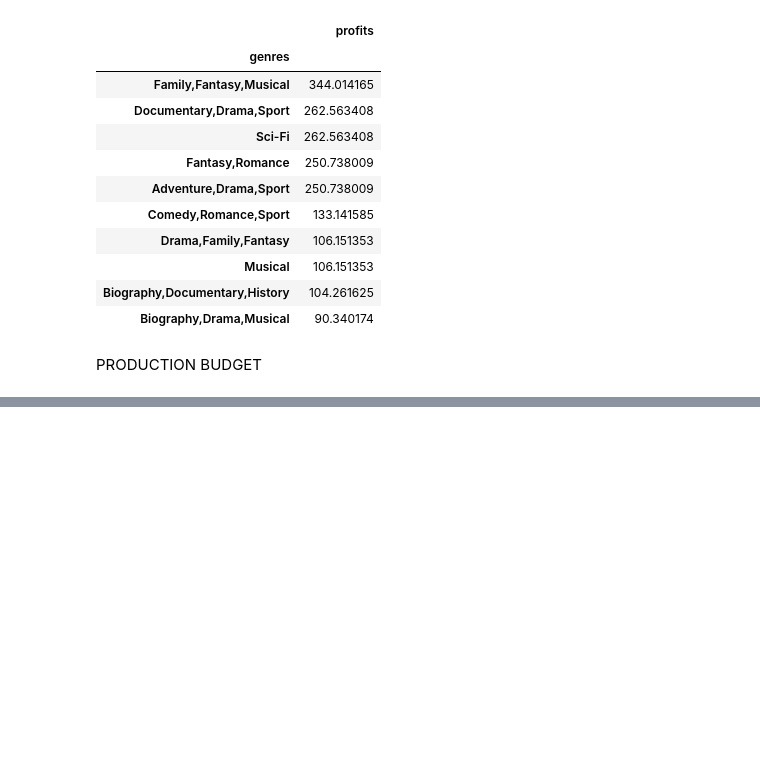
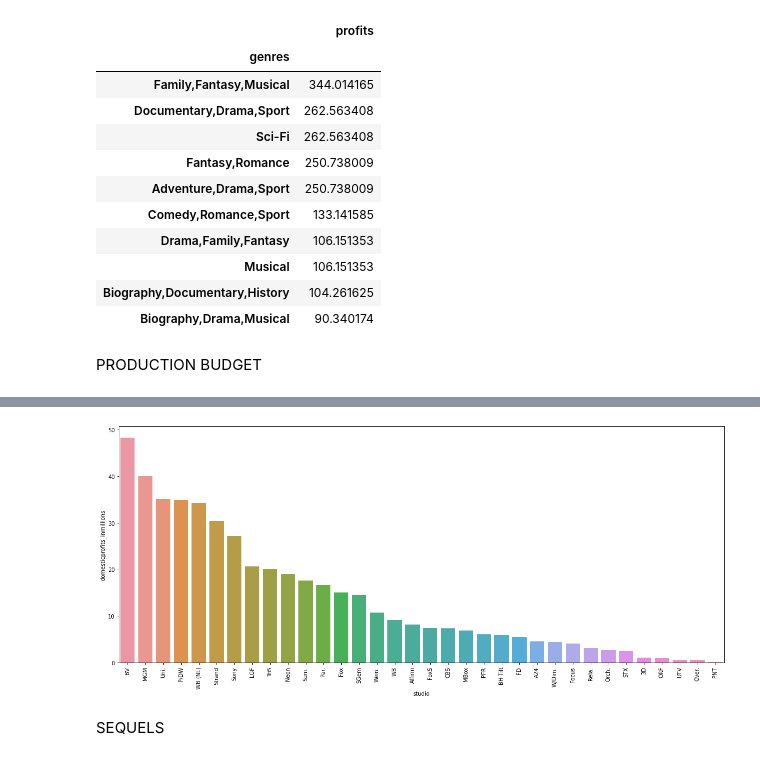
Before and after one commit to npagrawal/dsc-phase-1-project-v2-4, a Jupyter notebook: Phase1 Project Scratch.ipynb, the cells around one changed output, grey strips where cells are left out. Drawn from its saved outputs; the diff is of its cells as text; code cells hidden in the pictures; blank space fills up the shorter version.

```diff
--- a/Phase1 Project Scratch.ipynb
+++ b/Phase1 Project Scratch.ipynb
@@ -570,0 +586,4 @@ movie_totals_clean
+# %%
+studios_d=studios.dropna(subset=["domesticprofits_inmillions"]).drop(columns=["worldwideprofits_inmillions"])
+studios_d=studios_d.groupby("studio").mean().reset_index().sort_values(by=['domesticprofits_inmillions'], ascending=False)
+studios_d
@@ -570,0 +604,15 @@ movie_totals_clean
+# %%
+profitablestudios_d = studios_d.loc[studios_d["domesticprofits_inmillions"]>0]
+# %%
+plt.figure(figsize=(20,8))
+sns.barplot(data=profitablestudios_d, x="studio", y="domesticprofits_inmillions", ci=None)
+w.set(xlabel='Studio',
+       ylabel='Average Domestic Profits In Millions',
+       title='Average Domestic Profits by Studio')
+plt.xticks(rotation=90)
+
+plt.show()
+# %% [output]
+[figure, added]
+# %% [markdown]
+SEQUELS
```
Also changed, not shown: parts of 47 cells of this notebook, 3 other files.
